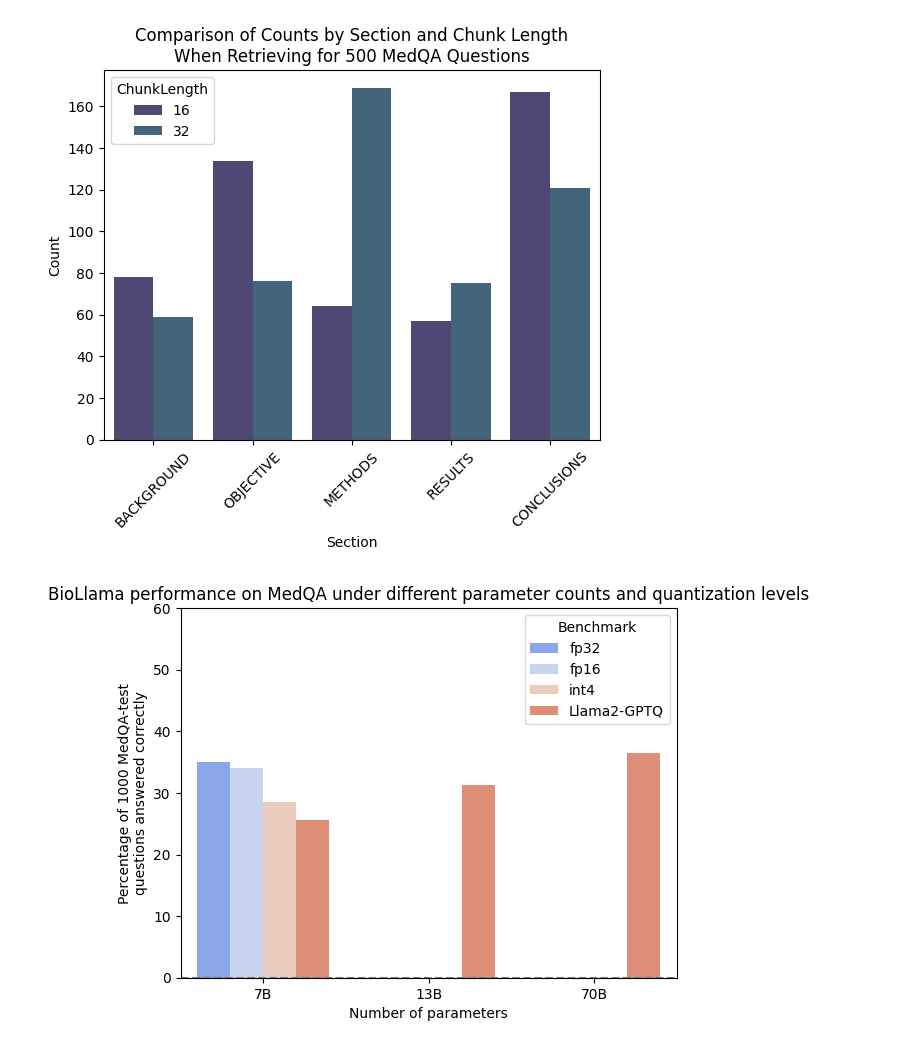
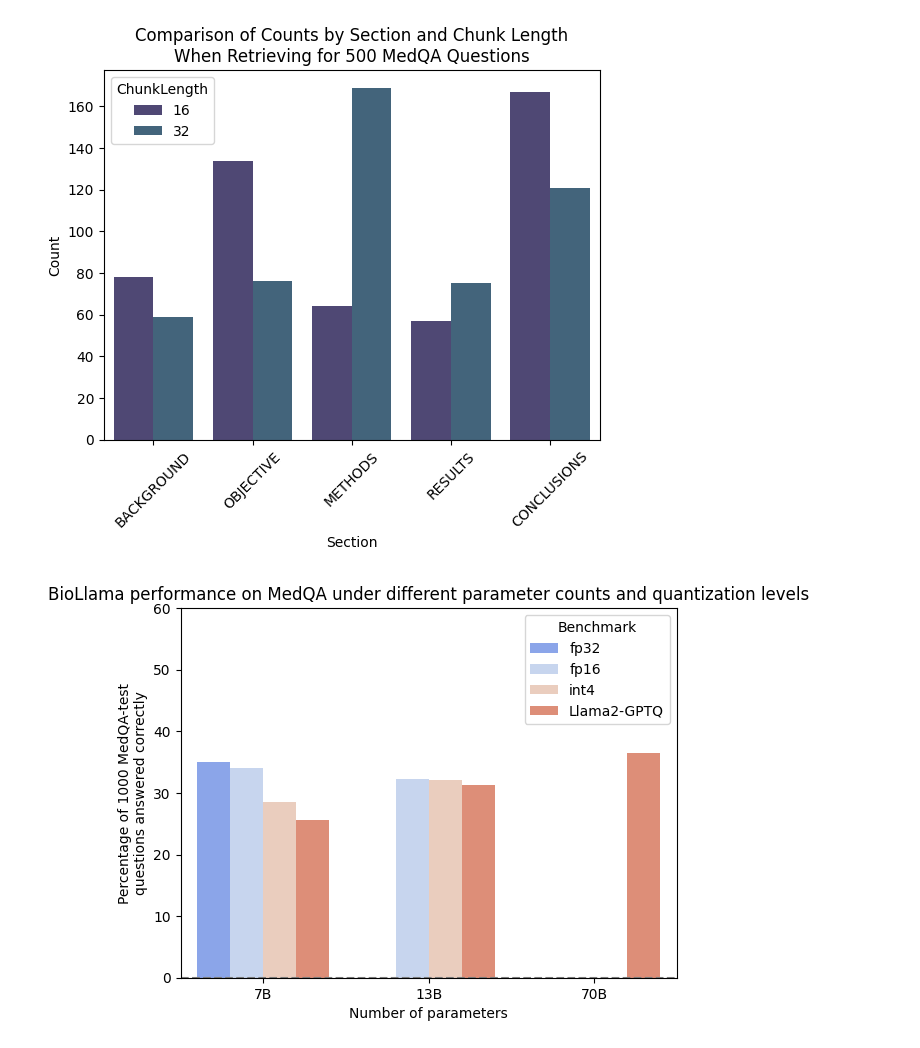
Before and after one commit to Neelectric/BioLlama, a Jupyter notebook: graphs&tables.ipynb, the cells around one changed output. Cells and saved outputs as stored; diff of their text form; code cells hidden in the pictures.

```diff
--- a/graphs&tables.ipynb
+++ b/graphs&tables.ipynb
@@ -201,12 +201,12 @@ data1 = {'Parameter count': ["7B", "13B", "70B"],
 df1 = pd.DataFrame(data1)
 
 data2 = {'Parameter count': ["7B", "13B", "70B"],
-        'MedQA Performance': [34, 0, 0],
+        'MedQA Performance': [34, 32.2, 0],
         'Benchmark': ["fp16"] * 3}
 df2 = pd.DataFrame(data2)
 
 data3 = {'Parameter count': ["7B", "13B", "70B"],
-        'MedQA Performance': [28.5, 30, 0],
+        'MedQA Performance': [28.5, 32.1, 0],
         'Benchmark': ["int4"] * 3}
 df3 = pd.DataFrame(data3)
 
@@ -215,31 +215,31 @@ data4 = {'Parameter count': ["7B", "13B", "70B"],
         'Benchmark': ["Llama2-GPTQ"] * 3}
 df4 = pd.DataFrame(data4)
 
 
 # Combine the DataFrames
 df = pd.concat([df1, df2, df3, df4])
 
 # Create a diverging color palette for positive and negative values
 palette = sns.color_palette("coolwarm", n_colors=len(df['Benchmark'].unique()))
 
 # Create the bar plot with Seaborn
 sns.barplot(x="Parameter count", y="MedQA Performance", hue="Benchmark", palette=palette, data=df)
 
 #set the y max to be 60
 plt.ylim(0, 60)
 
 # Rotate x-axis labels for better readability
 plt.xticks(rotation=0)
 
 # Add a title and labels
 plt.title("BioLlama performance on MedQA under different parameter counts and quantization levels")
 plt.xlabel("Number of parameters")
 plt.ylabel("Percentage of 1000 MedQA-test\nquestions answered correctly")
 
 # Add a horizontal line at zero for visual clarity
 plt.axhline(0, color='gray', linestyle='--')
 
 # Show the plot
 plt.show()
 # %% [output]
-[figure, old version]
+[figure, new version]
```
Also changed, not shown: 4 other files.
